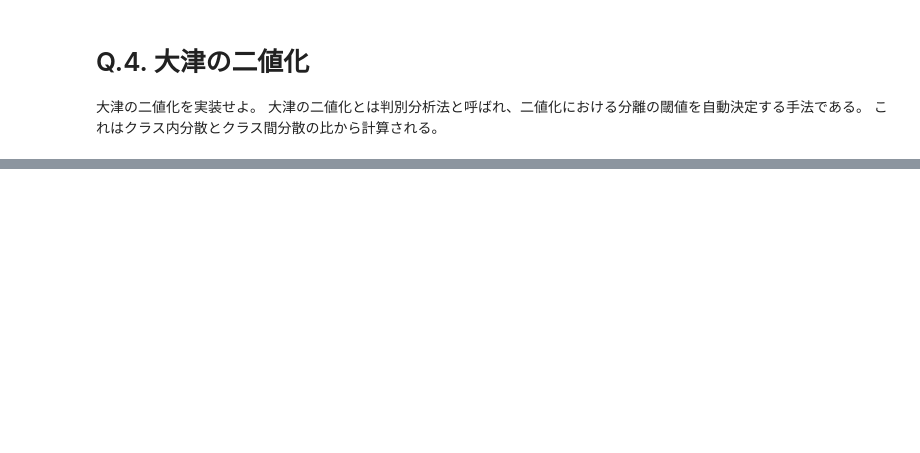
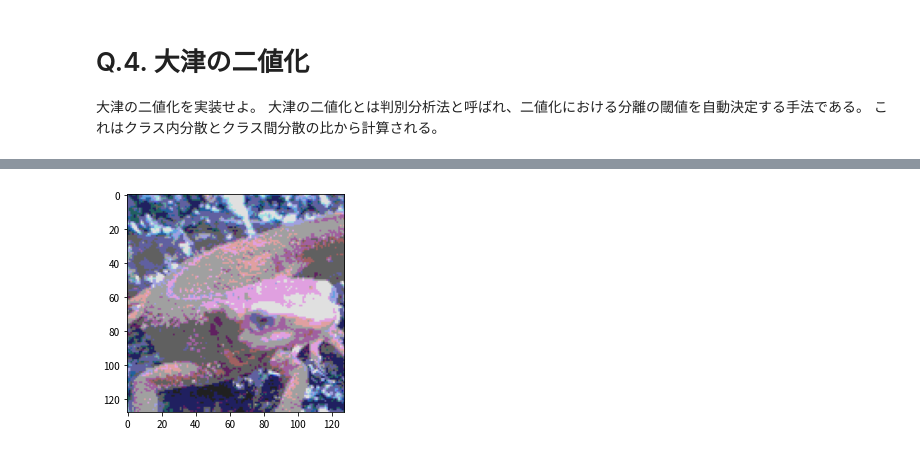
Before and after one commit to yudai0731/Gasyori100knock-1, a Jupyter notebook: Question_01_10/Myanswer.ipynb, the cells around one changed output, grey strips where cells are left out. Cells and saved outputs as stored; diff of their text form; code cells hidden in the pictures; blank space fills up the shorter version.

```diff
--- a/Question_01_10/Myanswer.ipynb
+++ b/Question_01_10/Myanswer.ipynb
@@ -74,0 +185,14 @@ plt.show()
+# %%
+def substract_color(img):
+    out = img.copy()
+
+    out = out // 64 * 64 + 32 # 整数の割り算
+
+    return out
+
+out = substract_color(img)
+out = out.astype(np.uint8)
+plt.imshow(cv2.cvtColor(out, cv2.COLOR_BGR2RGB))
+plt.show()
+# %% [output]
+[figure, added]
```
Also changed, not shown: parts of 9 cells of this notebook, 1 other file.
